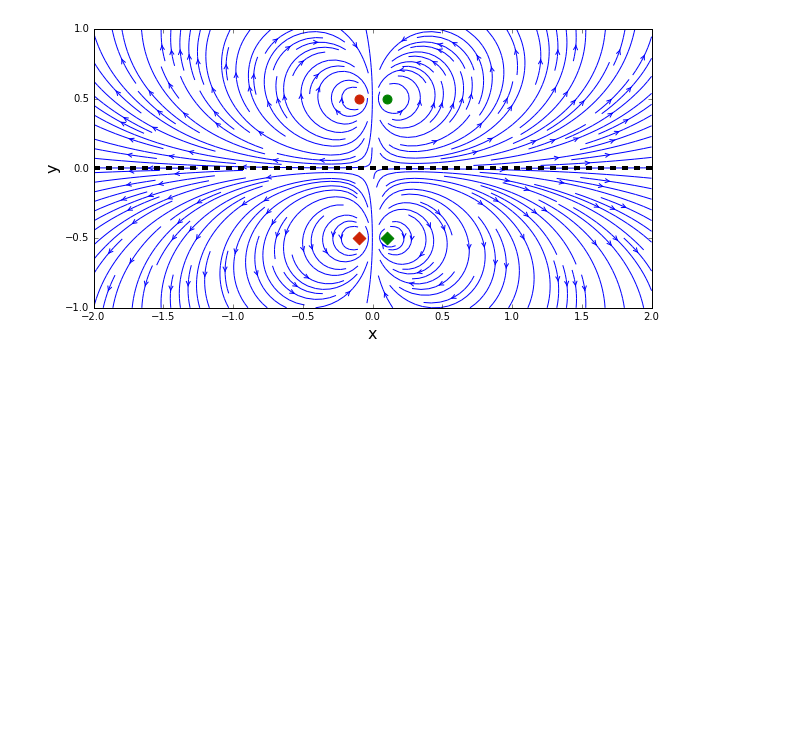
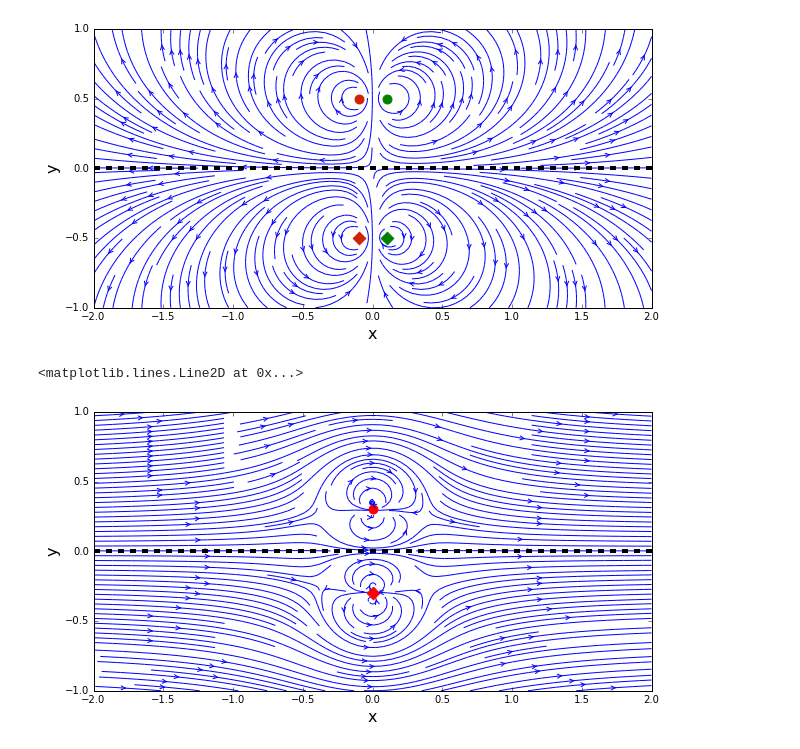
Before and after one commit to liu19941121/mae6226-work, a Jupyter notebook: lesson7-work.ipynb, the cells around one changed output. Cells and saved outputs as stored; diff of their text form; code cells hidden in the pictures; blank space fills up the shorter version.

```diff
--- a/lesson7-work.ipynb
+++ b/lesson7-work.ipynb
@@ -260,0 +310,37 @@ psi_freestream = u_inf * Y
+# %%
+strength_doublet = 1.0                # strength of the doublet
+x_doublet, y_doublet = 0.0, 0.3       # location of the doublet
+
+# create a doublet (object of class Doublet)
+doublet = Doublet(strength_doublet, x_doublet, y_doublet)
+
+# compute the velocity and stream-function of the doublet on the mesh
+doublet.velocity(X, Y)
+doublet.stream_function(X, Y)
+
+# create the image of the doublet
+doublet_image = Doublet(strength_doublet, x_doublet, -y_doublet)
+
+# compute the velocity and stream-function of the image on the mesh
+doublet_image.velocity(X, Y)
+doublet_image.stream_function(X, Y)
+# %%
+# superposition of the doublet and its image to the uniform flow
+u = u_freestream + doublet.u + doublet_image.u
+v = v_freestream + doublet.v + doublet_image.v
+psi = psi_freestream + doublet.psi + doublet_image.psi
+
+# plot the streamlines
+size = 10
+pyplot.figure(figsize=(size, (y_end-y_start)/(x_end-x_start)*size))
+pyplot.xlabel('x', fontsize=16)
+pyplot.ylabel('y', fontsize=16)
+pyplot.xlim(x_start, x_end)
+pyplot.ylim(y_start, y_end)
+pyplot.streamplot(X, Y, u, v, density=2, linewidth=1, arrowsize=1, arrowstyle='->')
+pyplot.scatter(doublet.x, doublet.y, color='r', s=80, marker='o')
+pyplot.scatter(doublet_image.x, doublet_image.y, color='r', s=80, marker='D')
+pyplot.axhline(0., color='k', linestyle='--', linewidth=4)
+# %% [output]
+<matplotlib.lines.Line2D at 0x...>
+[figure, added]
```
Also changed, not shown: parts of 1 cell of this notebook.
